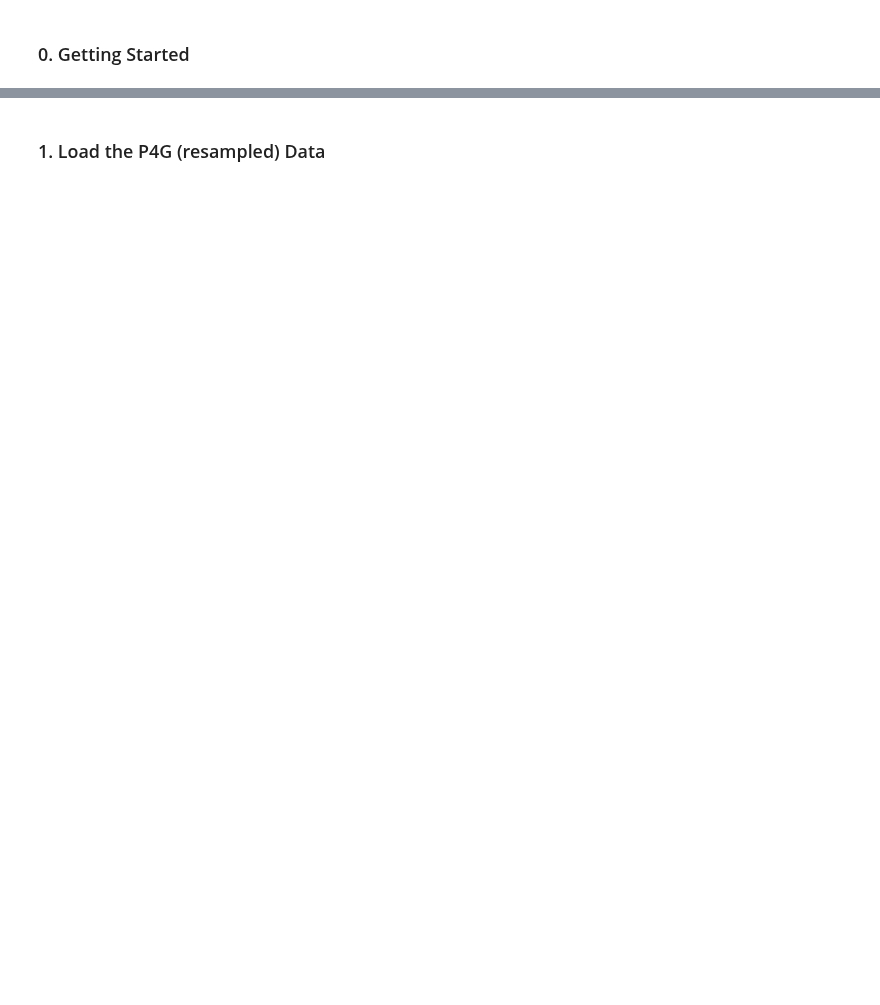
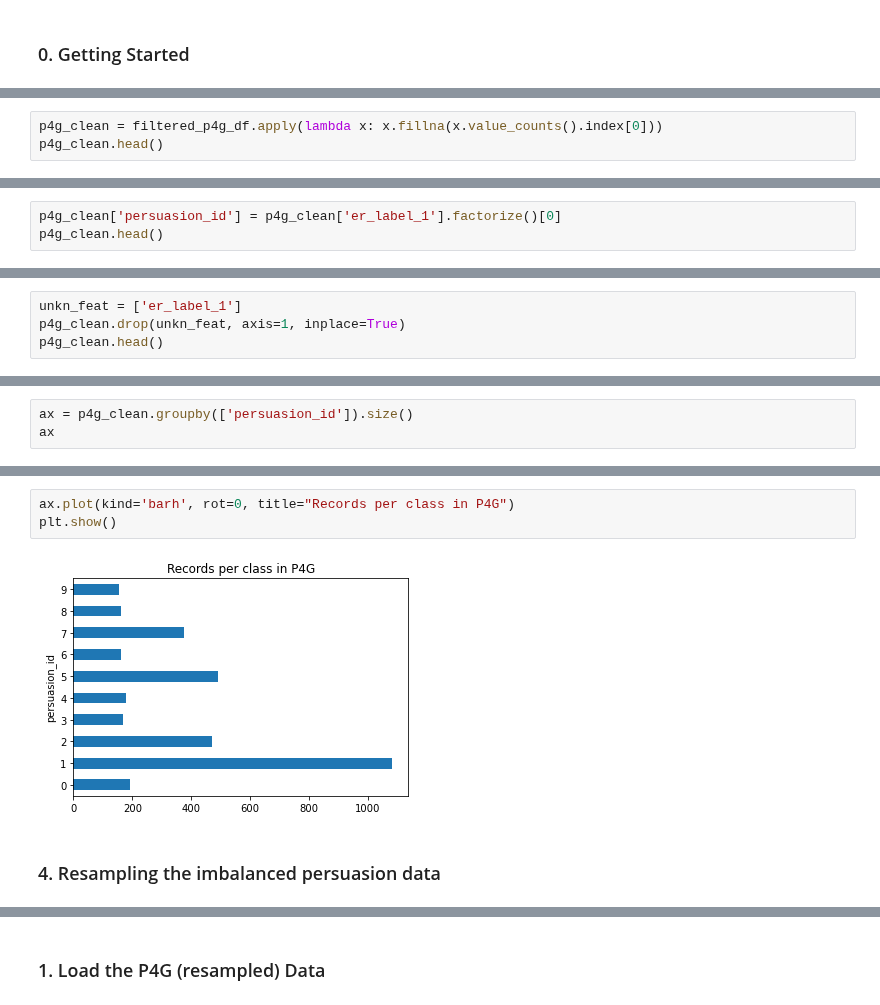
Before and after one commit to SRI-CSL/signal-public, a Jupyter notebook: colabs/transfer-learn-persuasion.ipynb, the cells around one changed output, grey strips where cells are left out. Drawn from its saved outputs; the diff is of its cells as text; blank space fills up the shorter version.

```diff
--- a/colabs/transfer-learn-persuasion.ipynb
+++ b/colabs/transfer-learn-persuasion.ipynb
@@ -43,0 +166,3 @@ from sklearn.metrics import accuracy_score, confusion_matrix, classification_rep
+# %%
+p4g_clean = filtered_p4g_df.apply(lambda x: x.fillna(x.value_counts().index[0]))
+p4g_clean.head()
@@ -43,0 +178,3 @@ from sklearn.metrics import accuracy_score, confusion_matrix, classification_rep
+# %%
+p4g_clean['persuasion_id'] = p4g_clean['er_label_1'].factorize()[0]
+p4g_clean.head()
@@ -43,0 +226,4 @@ from sklearn.metrics import accuracy_score, confusion_matrix, classification_rep
+# %%
+unkn_feat = ['er_label_1']
+p4g_clean.drop(unkn_feat, axis=1, inplace=True)
+p4g_clean.head()
@@ -43,0 +239,3 @@ from sklearn.metrics import accuracy_score, confusion_matrix, classification_rep
+# %%
+ax = p4g_clean.groupby(['persuasion_id']).size()
+ax
@@ -43,0 +255,7 @@ from sklearn.metrics import accuracy_score, confusion_matrix, classification_rep
+# %%
+ax.plot(kind='barh', rot=0, title="Records per class in P4G")
+plt.show()
+# %% [output]
+[figure, added]
+# %% [markdown]
+### 4. Resampling the imbalanced persuasion data <a class="anchor" id="p4g-resample"></a>
```
Also changed, not shown: parts of 64 cells of this notebook, 7 other files.
